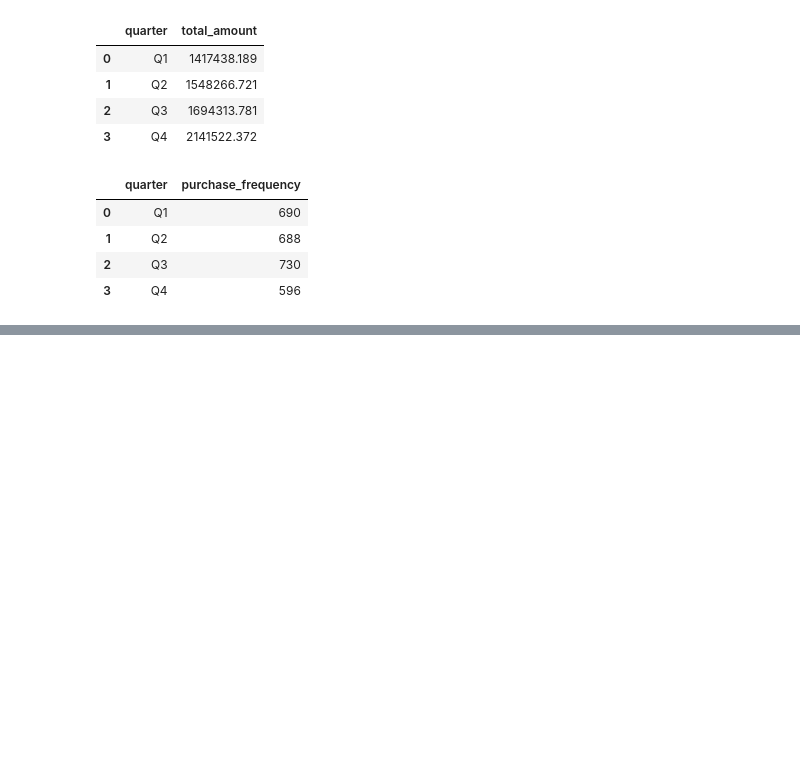
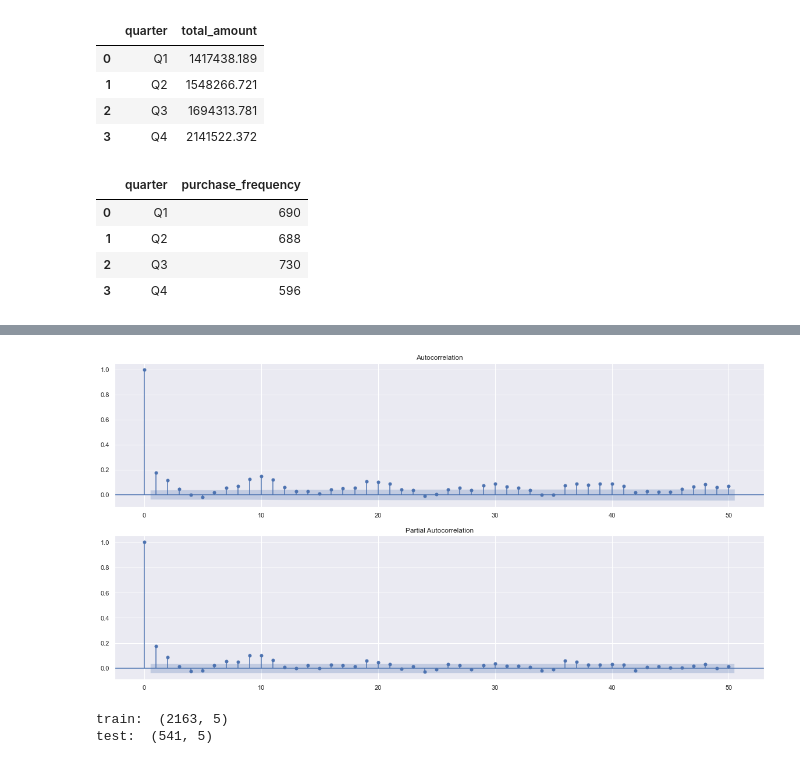
Before and after one commit to yichuang25/Forecasting-Project-Sales, a Jupyter notebook: Analysis&Modeling/Analysis(09-10)_continued.ipynb, the cells around one changed output, grey strips where cells are left out. Drawn from its saved outputs; the diff is of its cells as text; code cells hidden in the pictures; blank space fills up the shorter version.

```diff
--- a/Analysis&Modeling/Analysis(09-10)_continued.ipynb
+++ b/Analysis&Modeling/Analysis(09-10)_continued.ipynb
@@ -130,0 +181,15 @@ fig.show()
+# %%
+fig, ax = plt.subplots(2, 1, figsize=(20, 10))
+plot_acf(sales1['total_amount'], lags=50, ax = ax[0])
+plot_pacf(sales1['total_amount'], lags=50, ax = ax[1])
+plt.show()
+# %% [output]
+[figure, added]
+# %%
+sales1_train = sales1.iloc[:int(sales1.shape[0]*0.8)]
+sales1_test = sales1.iloc[int(sales1.shape[0]*0.8):]
+print('train: ', sales1_train.shape)
+print('test: ', sales1_test.shape)
+# %% [output]
+train:  (2163, 5)
+test:  (541, 5)
```
Also changed, not shown: parts of 12 cells of this notebook.
